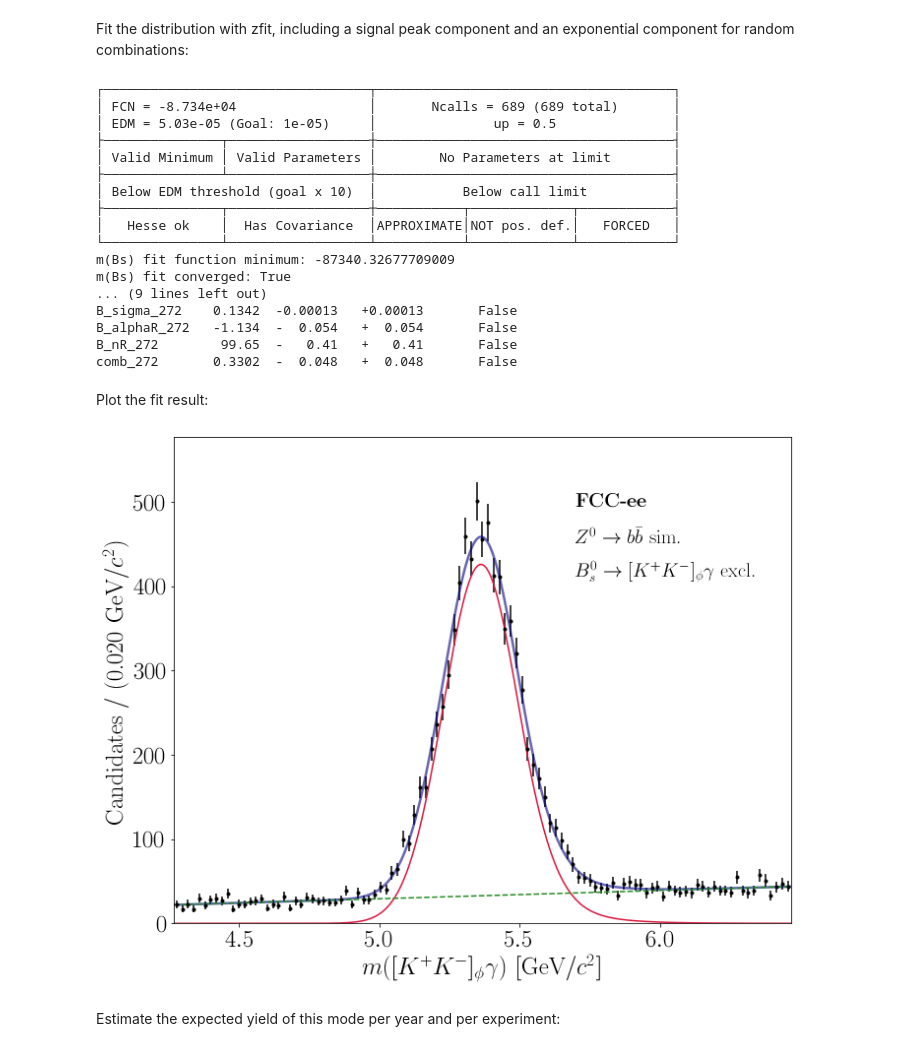
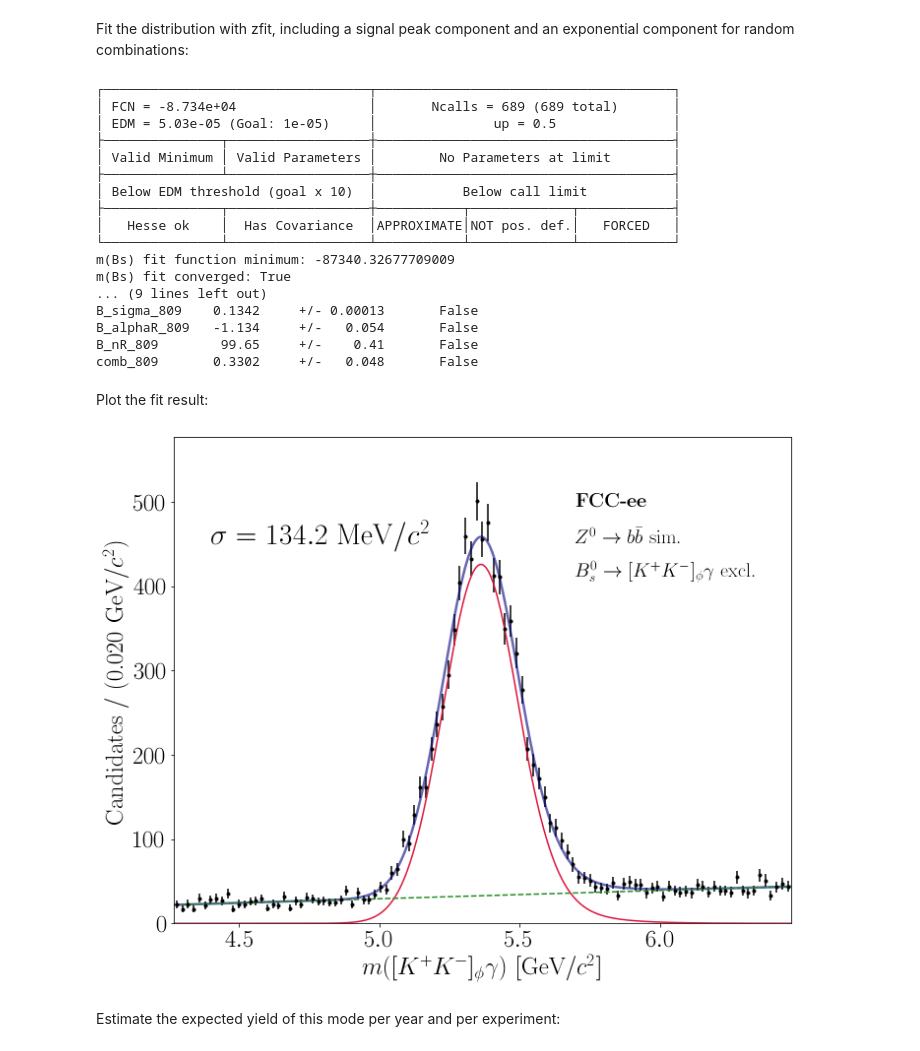
Before and after one commit to donalhill/fcc_python_tools, a Jupyter notebook: examples/Bs2PhiGamma.ipynb, the cells around one changed output. Cells and saved outputs as stored; diff of their text form; code cells hidden in the pictures.

```diff
--- a/examples/Bs2PhiGamma.ipynb
+++ b/examples/Bs2PhiGamma.ipynb
@@ -128,7 +127,8 @@ data = zfit.Data.from_numpy(obs=obs, array=data_np)
 nll = zfit.loss.ExtendedUnbinnedNLL(model=pdf, data=data)
 minimizer = zfit.minimize.Minuit(tolerance=1e-5)
 result = minimizer.minimize(nll)
-param_errors, _ = result.errors(method="minuit_minos")
+#param_errors, _ = result.errors(method="minuit_minos")
+param_errors = result.hesse()
 
 print("m(Bs) fit function minimum:", result.fmin)
 print("m(Bs) fit converged:", result.converged)
@@ -152,43 +152,45 @@ n_sig_val = params[n_sig]['value']
 m(Bs) fit function minimum: -87340.32677709009
 m(Bs) fit converged: True
 ... (9 lines left out)
-B_sigma_272    0.1342  -0.00013   +0.00013       False
-B_alphaR_272   -1.134  -  0.054   +  0.054       False
-B_nR_272        99.65  -   0.41   +   0.41       False
-comb_272       0.3302  -  0.048   +  0.048       False
+B_sigma_809    0.1342     +/- 0.00013       False
+B_alphaR_809   -1.134     +/-   0.054       False
+B_nR_809        99.65     +/-    0.41       False
+comb_809       0.3302     +/-   0.048       False
 # %% [markdown]
 Plot the fit result:
 # %%
 fig,ax = plt.subplots(figsize=(10,8))
 lower, upper = obs.limits
 low = lower[-1][0]
 high = upper[0][0]
 bin_width = 0.02
 bins = int(float(high - low)/bin_width)
 counts, bin_edges = np.histogram(data_np, bins, range=(low,high))
 bin_centres = (bin_edges[:-1] + bin_edges[1:])/2.
 err = np.sqrt(counts)
 plt.errorbar(bin_centres, counts, yerr=err, fmt='o', markersize=3, color='black')
 x_plot = np.linspace(low, high, num=1000)
 y_plot_tot = zfit.run(pdf.pdf(x_plot, norm_range=obs))
 plt.plot(x_plot, y_plot_tot*len(data_np)/bins*obs.area(), color='navy', linewidth=2.5, alpha=0.6)
 y_plot_sig = zfit.run(pdf_sig.pdf(x_plot, norm_range=obs))
 plt.plot(x_plot,y_plot_sig*params[n_sig]['value']/bins*obs.area(), color='crimson')
 y_plot_bkg = zfit.run(pdf_bkg.pdf(x_plot, norm_range=obs))
 plt.plot(x_plot,y_plot_bkg*params[n_bkg]['value']/bins*obs.area(), color='forestgreen', linestyle='dashed')
 ax.tick_params(axis='both', which='major', labelsize=25)
 plt.ylabel("Candidates / (%.3f GeV/$c^2$)" % bin_width,fontsize=25)
 plt.xlabel("$m([K^+ K^-]_\phi \gamma)$ [GeV/$c^2$]",fontsize=25)
 plt.xlim(low,high)
 ymin, ymax = plt.ylim()
 plt.ylim(0,1.05*ymax)
 plt.text(5.7,0.9*ymax,"\\textbf{FCC-ee}",fontsize=20)
 plt.text(5.7,0.82*ymax,"$Z^0 \\to b\\bar{b}$ sim.",fontsize=20)
 plt.text(5.7,0.74*ymax,"$B_s^0 \\to [K^+ K^-]_\\phi \\gamma$ excl.",fontsize=20)
+sigma_val = 1000.*params[B_sigma]['value']
+plt.text(4.4,0.82*ymax,"$\\sigma = %.1f$ MeV/$c^2$" % sigma_val,fontsize=30)
 plt.tight_layout()
 fig.savefig(loc.PLOTS+f"/{file_type}_Bs_M_fit.pdf")
 # %% [output]
-[figure, old version]
+[figure, new version]
 # %% [markdown]
 Estimate the expected yield of this mode per year and per experiment:
 # %%
```
Also changed, not shown: parts of 2 cells of this notebook, 6 other files.
